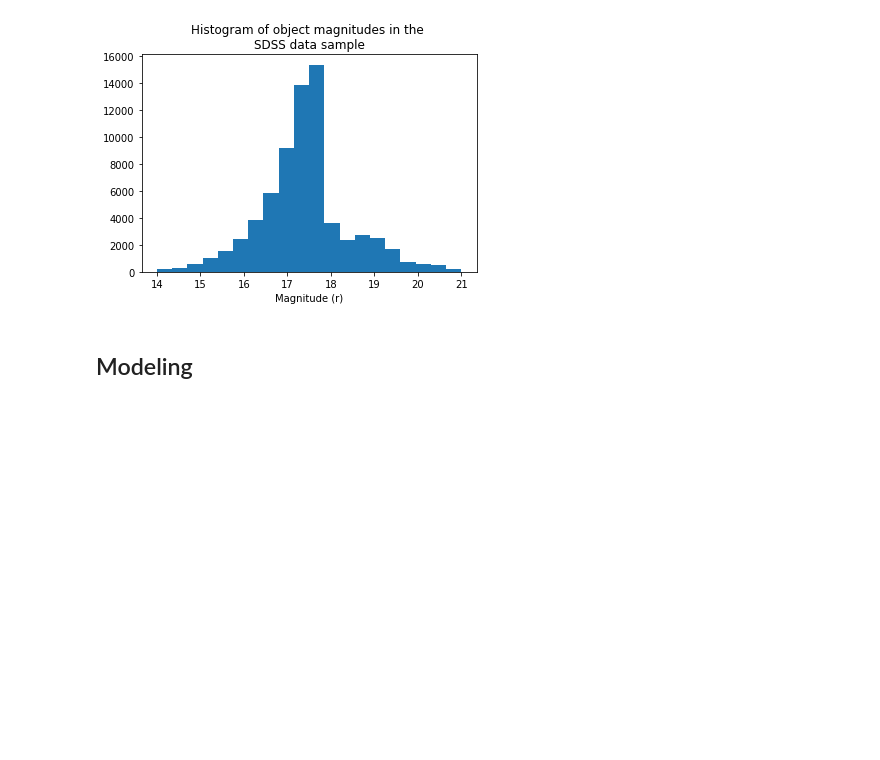
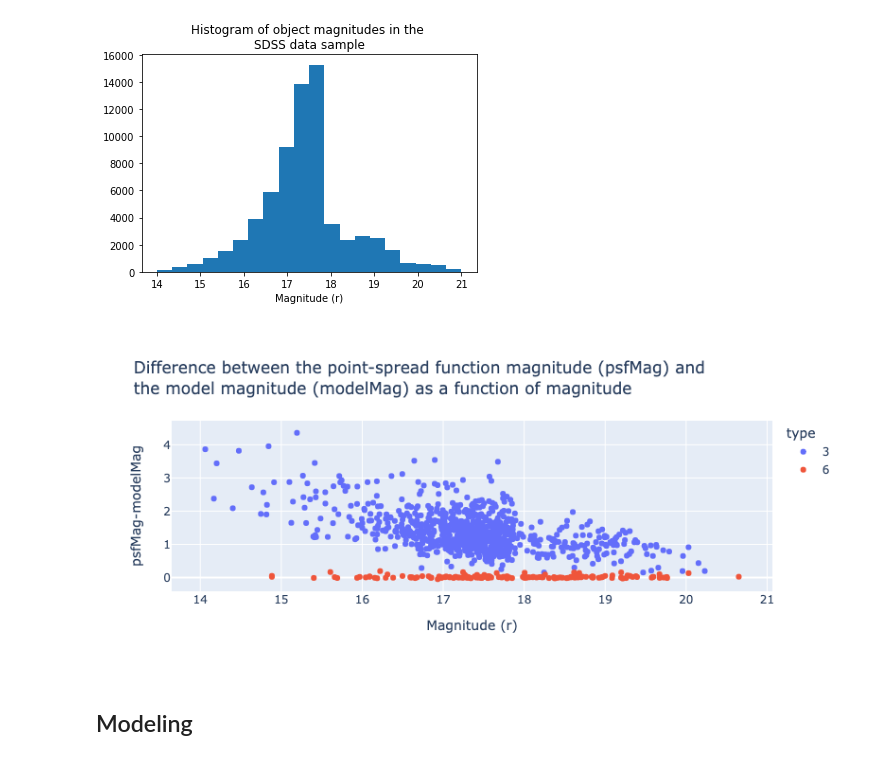
Before and after one commit to scimaksim/ML-Star-Galaxy-Classifiers, a Jupyter notebook: Nikiforov_Project_3.ipynb, the cells around one changed output. Drawn from its saved outputs; the diff is of its cells as text; code cells hidden in the pictures; blank space fills up the shorter version.

```diff
--- a/Nikiforov_Project_3.ipynb
+++ b/Nikiforov_Project_3.ipynb
@@ -170,6 +189,15 @@ plt.title("Histogram of object magnitudes in the \nSDSS data sample")
 # %% [output]
 Text(0.5, 1.0, 'Histogram of object magnitudes in the \nSDSS data sample')
 [figure]
+# %%
+# Calculate difference between psfMag and modelMag and create new column with results
+train_ps["psfModelDiff"] = train_ps.psfMag_r-train_ps.modelMag_r
+# %%
+train_ps.plot.scatter(x='modelMag_r', y="psfModelDiff", color="type",
+                      title="Difference between the point-spread function magnitude (psfMag) and <br>the model magnitude (modelMag) as a function of magnitude",
+                     labels=dict(modelMag_r="Magnitude (r)", psfModelDiff="psfMag-modelMag"))
+# %% [output]
+[figure, added]
 # %% [markdown]
 ## Modeling
 # %% [markdown]
```
Also changed, not shown: parts of 9 cells of this notebook.
